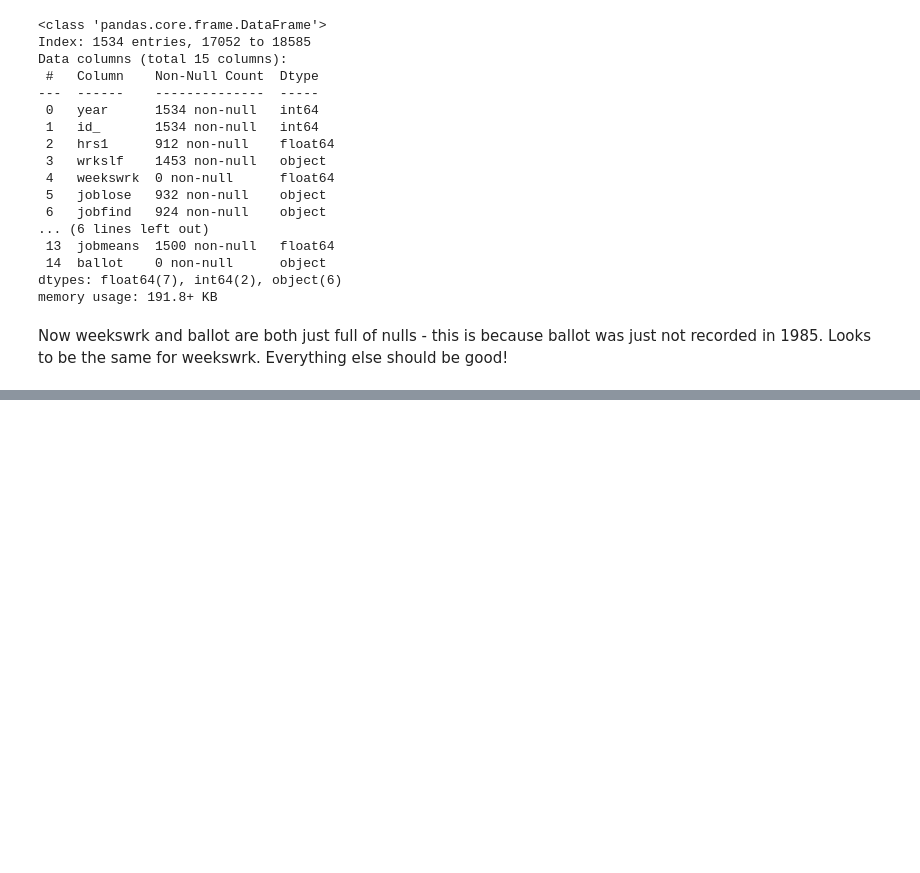
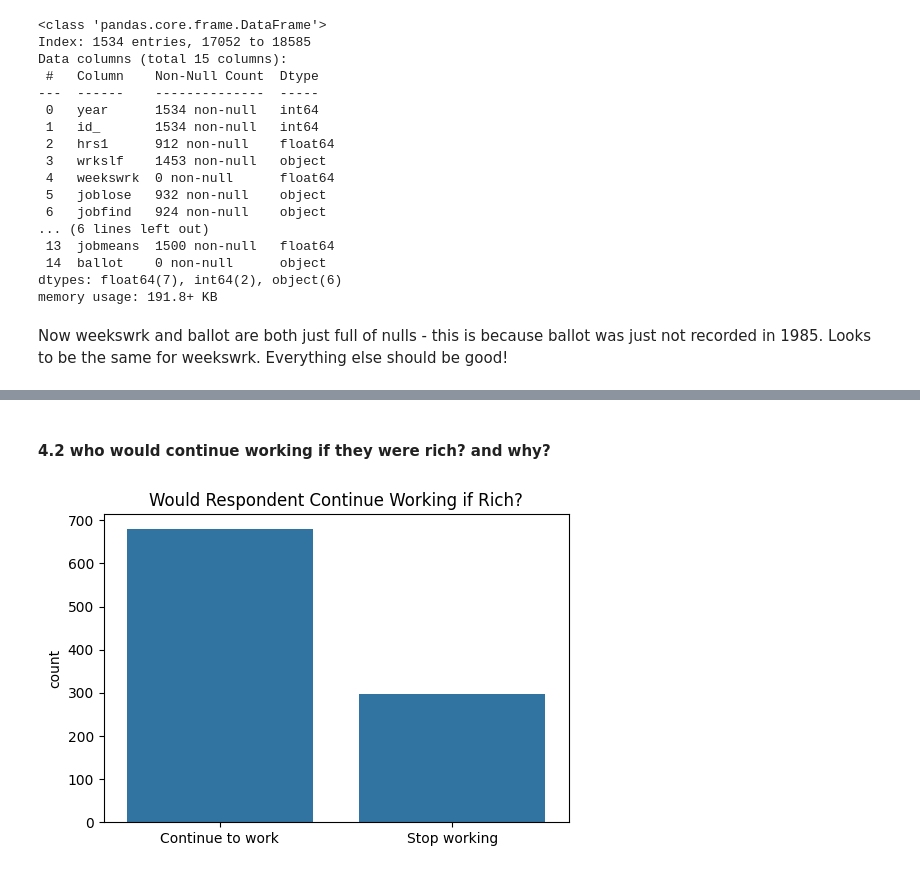
Before and after one commit to Jonuhthan/lab_eda, a Jupyter notebook: lab_notebook.ipynb, the cells around one changed output, grey strips where cells are left out. Drawn from its saved outputs; the diff is of its cells as text; code cells hidden in the pictures; blank space fills up the shorter version.

```diff
--- a/lab_notebook.ipynb
+++ b/lab_notebook.ipynb
@@ -324,0 +376,10 @@ filtered_df_gss = filtered_df_gss.drop(columns=["weekswrk", "ballot"])
+# %% [markdown]
+#### 4.2 who would continue working if they were rich? and why?
+# %%
+plt.figure(figsize=(6,4))
+sns.countplot(data=filtered_df_gss, x="richwork")
+plt.title("Would Respondent Continue Working if Rich?")
+plt.xlabel("")
+plt.show()
+# %% [output]
+[figure, added]
```
Also changed, not shown: parts of 17 cells of this notebook.
